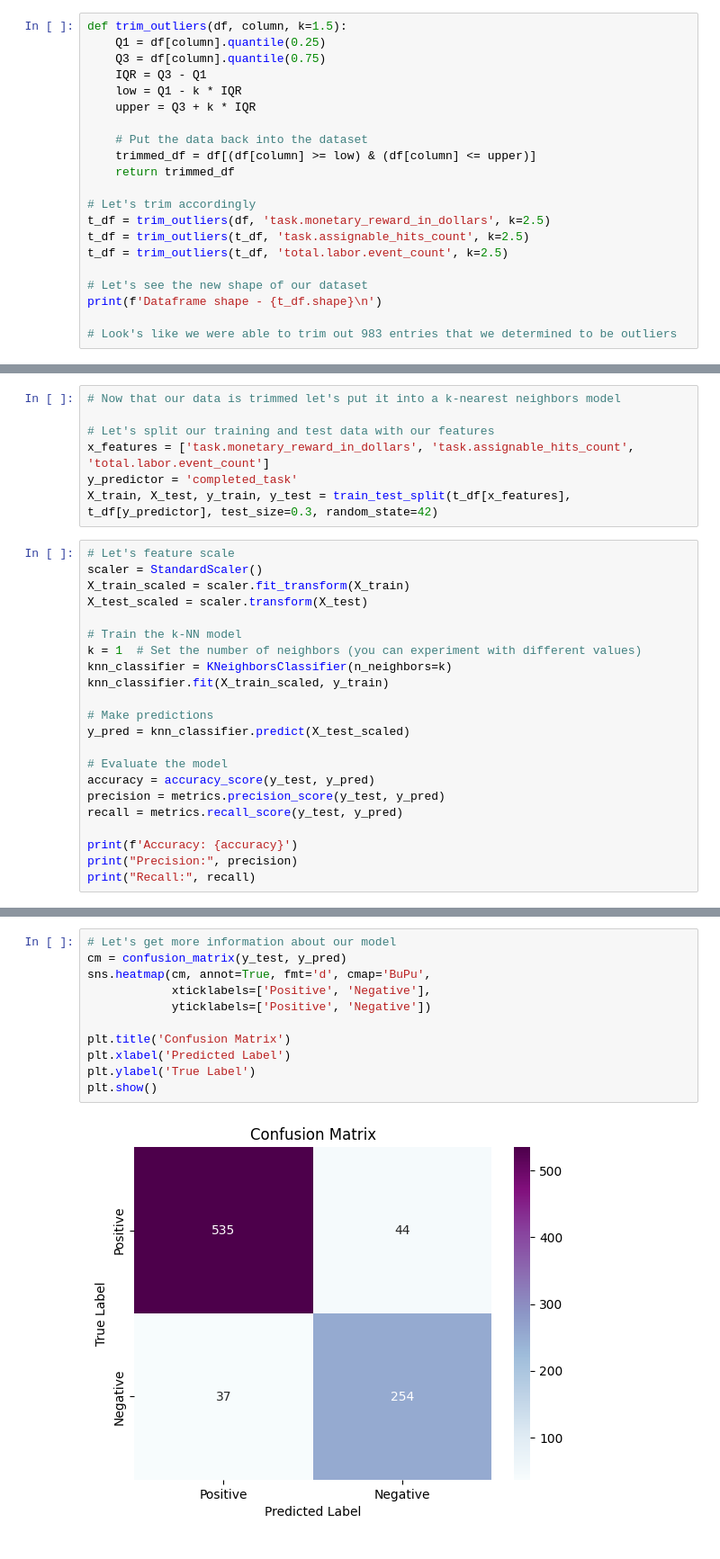
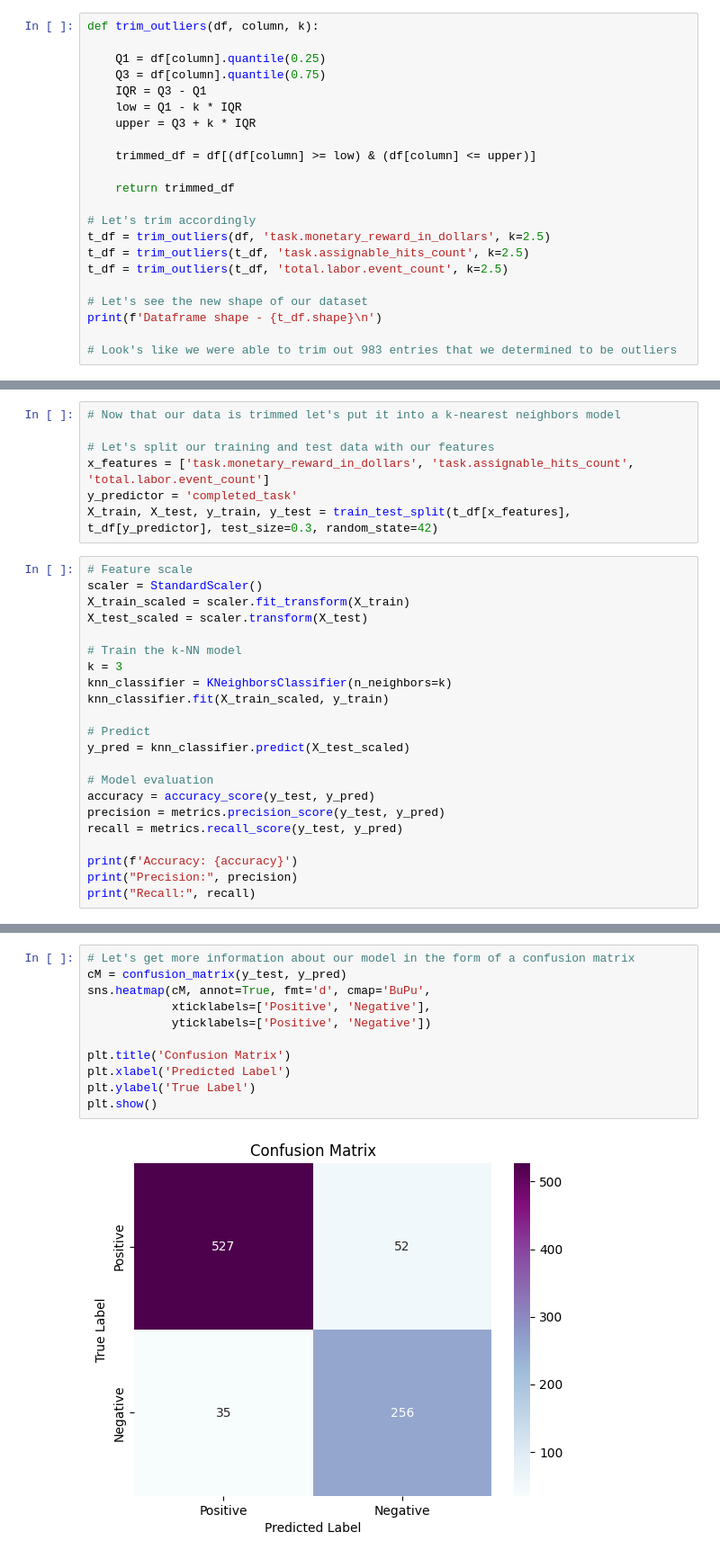
Before and after one commit to ztraboo/cpsc-6300-course-project, a Jupyter notebook: Checkpoint 2/checkpoint_2.ipynb, the cells around one changed output, grey strips where cells are left out. Shown: that part at 90% size. Drawn from its saved outputs; the diff is of its cells as text.

```diff
--- a/Checkpoint 2/checkpoint_2.ipynb
+++ b/Checkpoint 2/checkpoint_2.ipynb
@@ -81,15 +81,16 @@ sns.pairplot(data_filter_features, hue = 'completed_task', kind = 'scatter', dia
 # %% [output]
 [figure]
 # %%
-def trim_outliers(df, column, k=1.5):
+def trim_outliers(df, column, k):
+
     Q1 = df[column].quantile(0.25)
     Q3 = df[column].quantile(0.75)
     IQR = Q3 - Q1
     low = Q1 - k * IQR
     upper = Q3 + k * IQR
 
-    # Put the data back into the dataset
     trimmed_df = df[(df[column] >= low) & (df[column] <= upper)]
+
     return trimmed_df
 
 # Let's trim accordingly
@@ -118,20 +119,20 @@ x_features = ['task.monetary_reward_in_dollars', 'task.assignable_hits_count', '
 y_predictor = 'completed_task'
 X_train, X_test, y_train, y_test = train_test_split(t_df[x_features], t_df[y_predictor], test_size=0.3, random_state=42)
 # %%
-# Let's feature scale
+# Feature scale
 scaler = StandardScaler()
 X_train_scaled = scaler.fit_transform(X_train)
 X_test_scaled = scaler.transform(X_test)
 
 # Train the k-NN model
-k = 1  # Set the number of neighbors (you can experiment with different values)
+k = 3
 knn_classifier = KNeighborsClassifier(n_neighbors=k)
 knn_classifier.fit(X_train_scaled, y_train)
 
-# Make predictions
+# Predict
 y_pred = knn_classifier.predict(X_test_scaled)
 
-# Evaluate the model
+# Model evaluation
 accuracy = accuracy_score(y_test, y_pred)
 precision = metrics.precision_score(y_test, y_pred)
 recall = metrics.recall_score(y_test, y_pred)
@@ -146,13 +147,13 @@ Recall: 0.872852233676976
 # %%
-# Let's get more information about our model
-cm = confusion_matrix(y_test, y_pred)
-sns.heatmap(cm, annot=True, fmt='d', cmap='BuPu',
+# Let's get more information about our model in the form of a confusion matrix
+cM = confusion_matrix(y_test, y_pred)
+sns.heatmap(cM, annot=True, fmt='d', cmap='BuPu',
             xticklabels=['Positive', 'Negative'],
             yticklabels=['Positive', 'Negative'])
 
 plt.title('Confusion Matrix')
 plt.xlabel('Predicted Label')
 plt.ylabel('True Label')
 plt.show()
 # %% [output]
-[figure, old version]
+[figure, new version]
```
Also changed, not shown: parts of 3 cells of this notebook.
